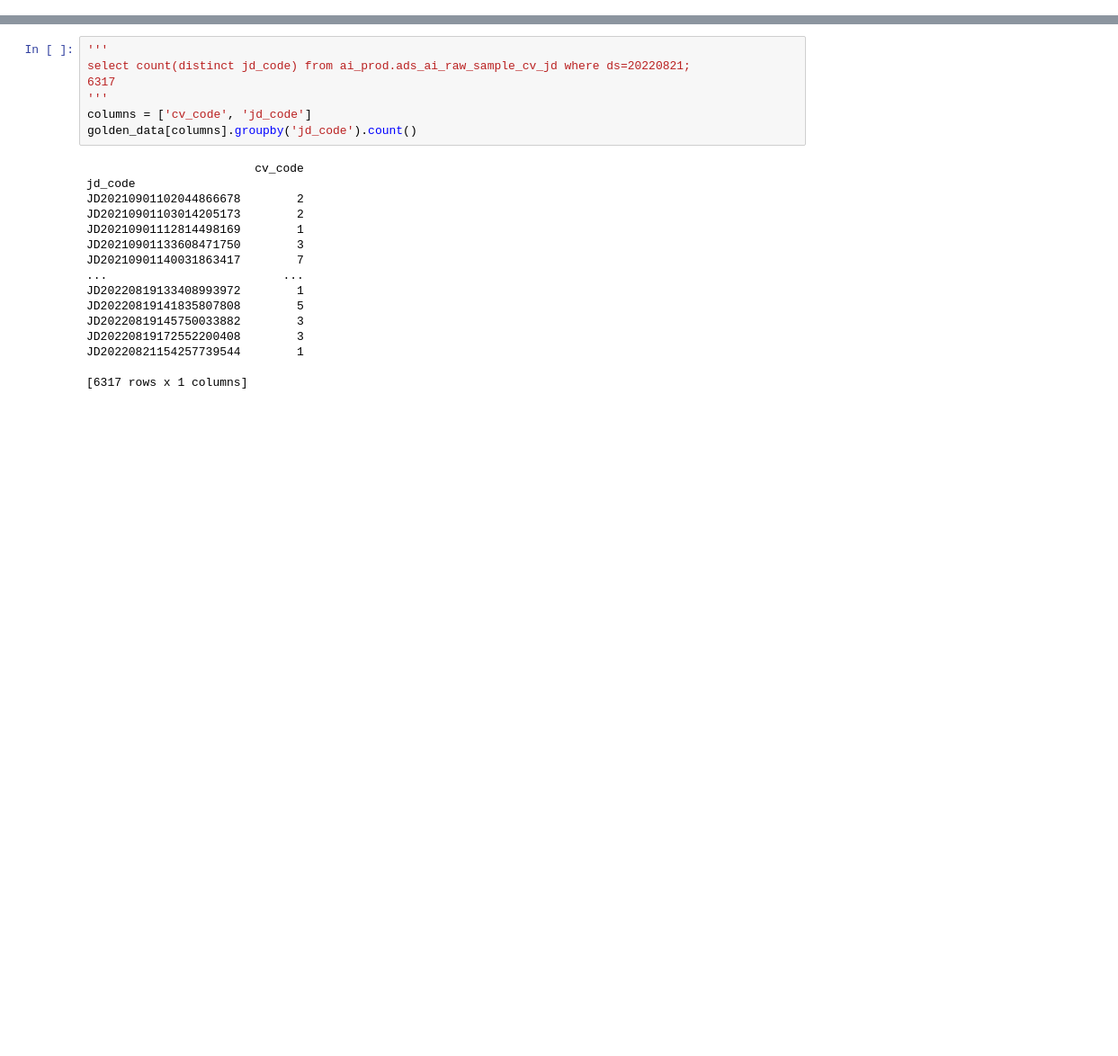
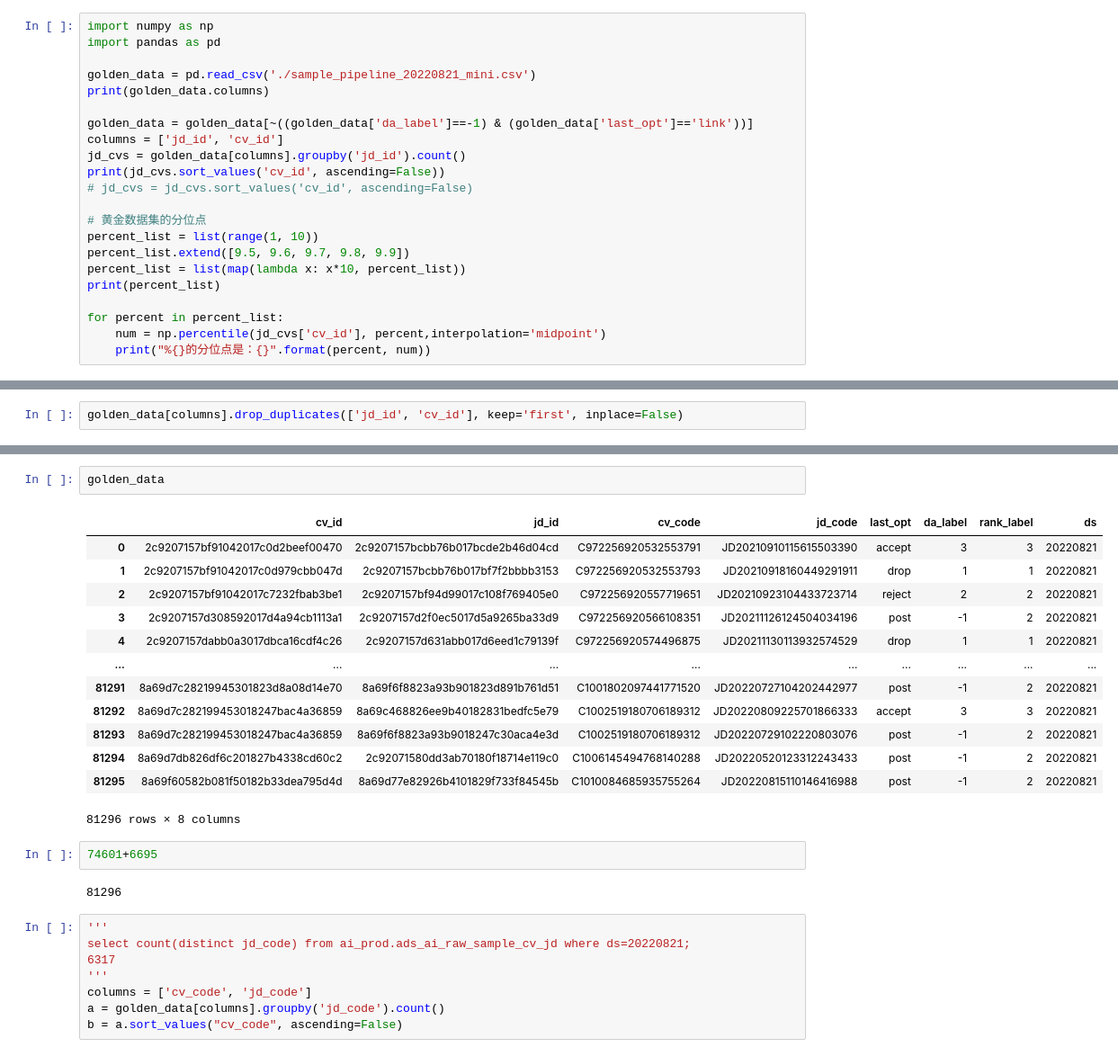
Before and after one commit to slowisfast2030/golden_data, a Jupyter notebook: linus_sample.ipynb, the cells around one changed output, grey strips where cells are left out. Shown at 90% size. Drawn from its saved outputs; the diff is of its cells as text; blank space fills up the shorter version.

```diff
--- a/linus_sample.ipynb
+++ b/linus_sample.ipynb
@@ -3,0 +1,22 @@ golden_data = pd.read_csv('./sample_pipeline_20220821_mini.csv')
+# %%
+import numpy as np
+import pandas as pd
+
+golden_data = pd.read_csv('./sample_pipeline_20220821_mini.csv')
+print(golden_data.columns)
+
+golden_data = golden_data[~((golden_data['da_label']==-1) & (golden_data['last_opt']=='link'))]
+columns = ['jd_id', 'cv_id']
+jd_cvs = golden_data[columns].groupby('jd_id').count()
+print(jd_cvs.sort_values('cv_id', ascending=False))
+# jd_cvs = jd_cvs.sort_values('cv_id', ascending=False)
+
+# 黄金数据集的分位点
+percent_list = list(range(1, 10))
+percent_list.extend([9.5, 9.6, 9.7, 9.8, 9.9])
+percent_list = list(map(lambda x: x*10, percent_list))
+print(percent_list)
+
+for percent in percent_list:
+    num = np.percentile(jd_cvs['cv_id'], percent,interpolation='midpoint')
+    print("%{}的分位点是：{}".format(percent, num))
@@ -9,0 +57,2 @@ Index(['cv_id', 'jd_id', 'cv_code', 'jd_code', 'last_opt', 'da_label',
+# %%
+golden_data[columns].drop_duplicates(['jd_id', 'cv_id'], keep='first', inplace=False)
@@ -10,23 +105,28 @@ Index(['cv_id', 'jd_id', 'cv_code', 'jd_code', 'last_opt', 'da_label',
+# %%
+golden_data
+# %% [output]
+|  | cv_id | jd_id | cv_code | jd_code | last_opt | da_label | rank_label | ds |
+| 0 | 2c9207157bf91042017c0d2beef00470 | 2c9207157bcbb76b017bcde2b46d04cd | C972256920532553791 | JD20210910115615503390 | accept | 3 | 3 | 20220821 |
+| 1 | 2c9207157bf91042017c0d979cbb047d | 2c9207157bcbb76b017bf7f2bbbb3153 | C972256920532553793 | JD20210918160449291911 | drop | 1 | 1 | 20220821 |
+| 2 | 2c9207157bf91042017c7232fbab3be1 | 2c9207157bf94d99017c108f769405e0 | C972256920557719651 | JD20210923104433723714 | reject | 2 | 2 | 20220821 |
+| 3 | 2c9207157d308592017d4a94cb1113a1 | 2c9207157d2f0ec5017d5a9265ba33d9 | C972256920566108351 | JD20211126124504034196 | post | -1 | 2 | 20220821 |
+| 4 | 2c9207157dabb0a3017dbca16cdf4c26 | 2c9207157d631abb017d6eed1c79139f | C972256920574496875 | JD20211130113932574529 | drop | 1 | 1 | 20220821 |
+| ... | ... | ... | ... | ... | ... | ... | ... | ... |
+| 81291 | 8a69d7c28219945301823d8a08d14e70 | 8a69f6f8823a93b901823d891b761d51 | C1001802097441771520 | JD20220727104202442977 | post | -1 | 2 | 20220821 |
+| 81292 | 8a69d7c282199453018247bac4a36859 | 8a69c468826ee9b40182831bedfc5e79 | C1002519180706189312 | JD20220809225701866333 | accept | 3 | 3 | 20220821 |
+| 81293 | 8a69d7c282199453018247bac4a36859 | 8a69f6f8823a93b9018247c30aca4e3d | C1002519180706189312 | JD20220729102220803076 | post | -1 | 2 | 20220821 |
+| 81294 | 8a69d7db826df6c201827b4338cd60c2 | 2c92071580dd3ab70180f18714e119c0 | C1006145494768140288 | JD20220520123312243433 | post | -1 | 2 | 20220821 |
+| 81295 | 8a69f60582b081f50182b33dea795d4d | 8a69d77e82926b4101829f733f84545b | C1010084685935755264 | JD20220815110146416988 | post | -1 | 2 | 20220821 |
+81296 rows × 8 columns
+# %%
+74601+6695
+# %% [output]
+81296
 # %%
 '''
 select count(distinct jd_code) from ai_prod.ads_ai_raw_sample_cv_jd where ds=20220821;
 6317
 '''
 columns = ['cv_code', 'jd_code']
-golden_data[columns].groupby('jd_code').count()
+a = golden_data[columns].groupby('jd_code').count()
+b = a.sort_values("cv_code", ascending=False)
-# %% [output]
-                        cv_code
-jd_code
-JD20210901102044866678        2
-JD20210901103014205173        2
-JD20210901112814498169        1
-JD20210901133608471750        3
-JD20210901140031863417        7
-...                         ...
-JD20220819133408993972        1
-JD20220819141835807808        5
-JD20220819145750033882        3
-JD20220819172552200408        3
-JD20220821154257739544        1
-
-[6317 rows x 1 columns]
```
Also changed, not shown: parts of 11 cells of this notebook.
